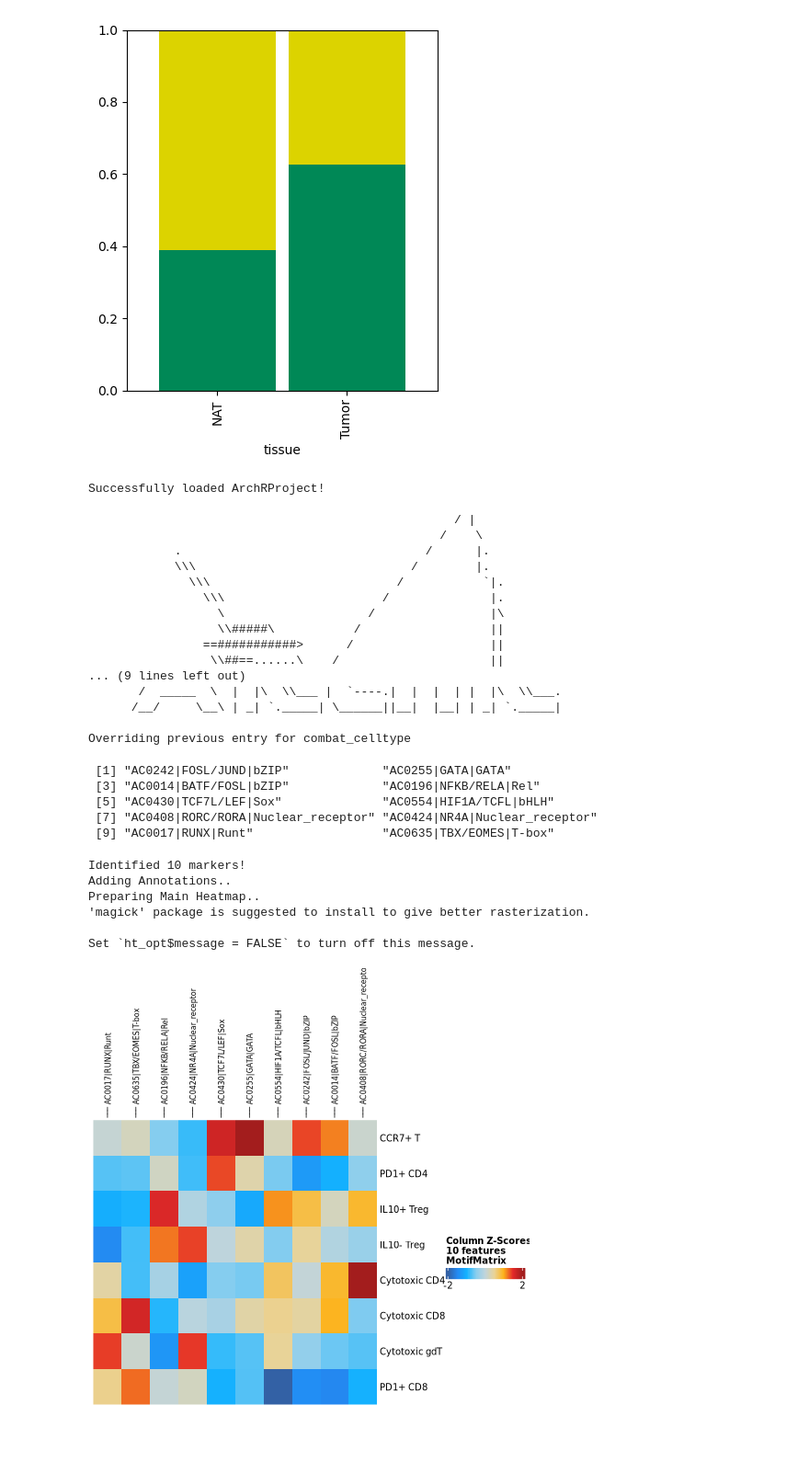
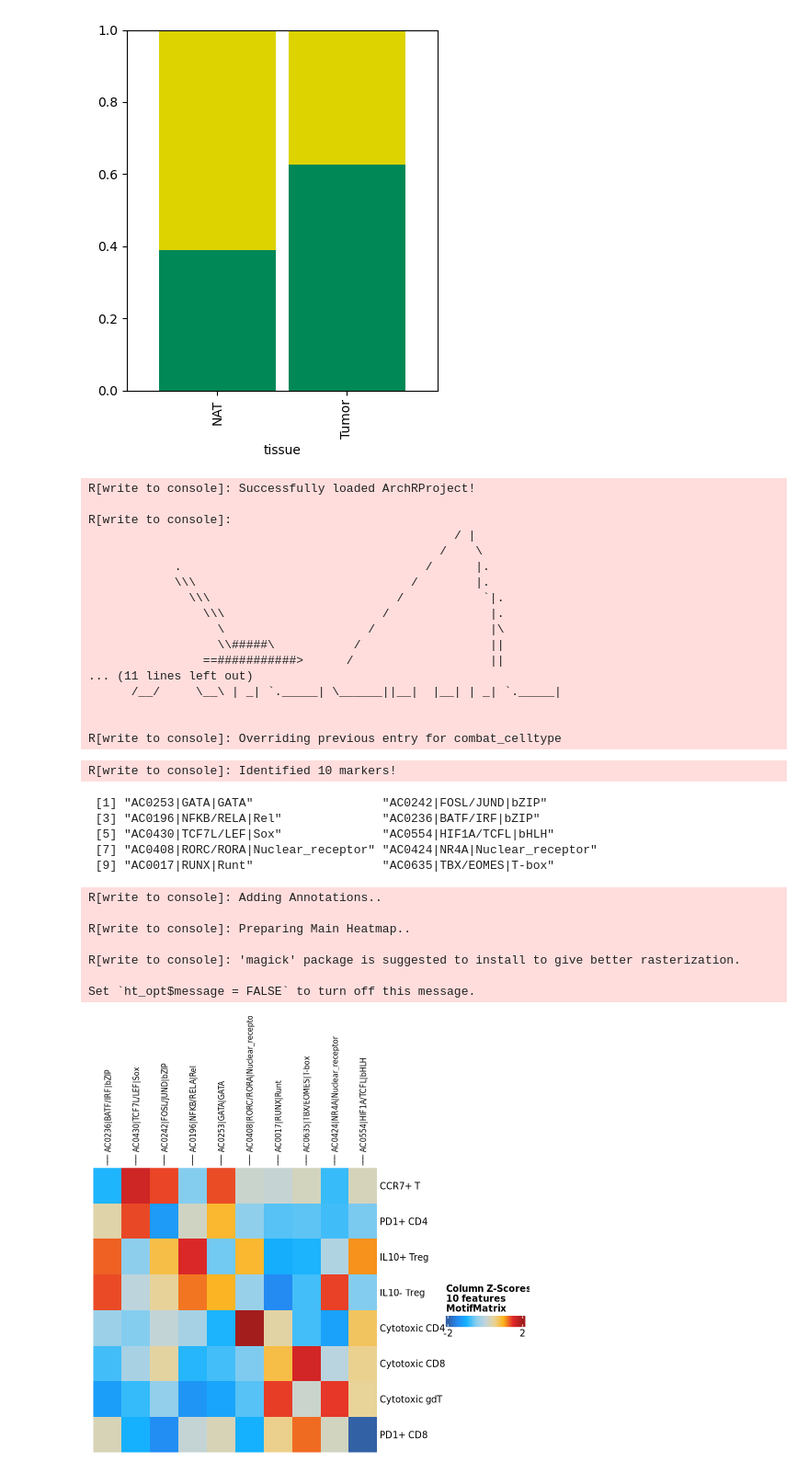
Before and after one commit to snehamitra/CRC_Treg_manuscript, a Jupyter notebook: figure_6.ipynb, the cells around one changed output. Shown at 92% size. Drawn from its saved outputs; the diff is of its cells as text; code cells hidden in the pictures; blank space fills up the shorter version.

```diff
--- a/figure_6.ipynb
+++ b/figure_6.ipynb
@@ -107,9 +122,6 @@ plt.tight_layout()
 # %%
 celltypes = adata.obs.copy()
 celltypes.index = ['human#' + x for x in celltypes.index]
-# %%
-scatac_file <- "/data1/lesliec/sneha/workspace/CRC_analysis/outfiles/human/scatac"
-scatac.object <- loadArchRProject(scatac_file)
 # %%
 %%R -i celltypes
 scatac.object <- loadArchRProject("./data/multiome_human_scatac")
@@ -122,8 +134,9 @@ scatac.object <- addCellColData(
   force = TRUE
 )
 # %% [output]
-Successfully loaded ArchRProject!
+R[write to console]: Successfully loaded ArchRProject!
 
+R[write to console]:
                                                    / |
                                                  /    \
             .                                  /      |.
@@ -133,12 +146,11 @@ Successfully loaded ArchRProject!
                   \                    /                |\
                   \\#####\           /                  ||
                 ==###########>      /                   ||
-                 \\##==......\    /                     ||
-... (9 lines left out)
-       /  _____  \  |  |\  \\___ |  `----.|  |  |  | |  |\  \\___.
+... (11 lines left out)
       /__/     \__\ | _| `._____| \______||__|  |__| | _| `._____|
 
-Overriding previous entry for combat_celltype
+
+R[write to console]: Overriding previous entry for combat_celltype
 # %%
 %%R
 markersMM <- getMarkerFeatures(
@@ -148,53 +160,54 @@ markersMM <- getMarkerFeatures(
     bias = c("TSSEnrichment", "log10(nFrags)"),
     useSeqnames="deviations", # "z"
     testMethod = "wilcoxon")
 
-markersMM_sub <- markersMM[grepl("AC0255", rowData(markersMM)$name) |
+markersMM_sub <- markersMM[grepl("AC0253", rowData(markersMM)$name) |
                                  grepl("TCF7", rowData(markersMM)$name) |
                                  grepl("EOMES", rowData(markersMM)$name) |
                                  grepl("RORC", rowData(markersMM)$name) |
                                  grepl("AC0017", rowData(markersMM)$name) |
-                                 grepl("AC0014", rowData(markersMM)$name) |
                                  grepl("AC0242", rowData(markersMM)$name) |
                                  grepl("AC0196", rowData(markersMM)$name) |
                                  grepl("HIF1A", rowData(markersMM)$name) |
                                  grepl("AC0424", rowData(markersMM)$name) |
+                                 grepl("AC0236", rowData(markersMM)$name) |
                                  grepl("TCF7", rowData(markersMM)$name),]
 
 markersMM_sub <- markersMM_sub[, match(c('CCR7+ T', 'PD1+ CD4', 'IL10+ Treg', 'IL10- Treg',
                                         'Cytotoxic CD4', 'Cytotoxic CD8', 'Cytotoxic gdT',
                                         'PD1+ CD8'), colnames(markersMM_sub))]
 
 markersMM_sub <- markersMM_sub[match(c('AC0554|HIF1A/TCFL|bHLH', 'AC0242|FOSL/JUND|bZIP',
-                                      #'AC0508|FOSL|bZIP',
-                                       'AC0408|RORC/RORA|Nuclear_receptor',
-                                      'AC0014|BATF/FOSL|bZIP', 'AC0196|NFKB/RELA|Rel',
-                                      'AC0430|TCF7L/LEF|Sox', 'AC0255|GATA|GATA',
+                                       'AC0408|RORC/RORA|Nuclear_receptor', 'AC0236|BATF/IRF|bZIP',
+                                       'AC0196|NFKB/RELA|Rel',
+                                      'AC0430|TCF7L/LEF|Sox', 'AC0253|GATA|GATA',
                                       'AC0424|NR4A|Nuclear_receptor', 'AC0017|RUNX|Runt',
                                       'AC0635|TBX/EOMES|T-box'), rowData(markersMM_sub)$name), ]
 
 heatmapMM <- plotMarkerHeatmap(
   seMarker = markersMM_sub,
-  cutOff = "FDR <= 1e-2",
+  cutOff = "FDR <= 0.05",
   transpose = TRUE,
   log2Norm = FALSE, returnMatrix=FALSE,
-  binaryClusterRows=FALSE, clusterCols=FALSE, limits = c(-2, 2),
+  binaryClusterRows=TRUE, clusterCols=FALSE, limits = c(-2, 2),
 )
 
 heatmapMM
 # %% [output]
- [1] "AC0242|FOSL/JUND|bZIP"             "AC0255|GATA|GATA"
- [3] "AC0014|BATF/FOSL|bZIP"             "AC0196|NFKB/RELA|Rel"
- [5] "AC0430|TCF7L/LEF|Sox"              "AC0554|HIF1A/TCFL|bHLH"
- [7] "AC0408|RORC/RORA|Nuclear_receptor" "AC0424|NR4A|Nuclear_receptor"
- [9] "AC0017|RUNX|Runt"                  "AC0635|TBX/EOMES|T-box"
+R[write to console]: Identified 10 markers!
-Identified 10 markers!
-Adding Annotations..
-Preparing Main Heatmap..
-'magick' package is suggested to install to give better rasterization.
-
-Set `ht_opt$message = FALSE` to turn off this message.
+ [1] "AC0253|GATA|GATA"                  "AC0242|FOSL/JUND|bZIP"
+ [3] "AC0196|NFKB/RELA|Rel"              "AC0236|BATF/IRF|bZIP"
+ [5] "AC0430|TCF7L/LEF|Sox"              "AC0554|HIF1A/TCFL|bHLH"
+ [7] "AC0408|RORC/RORA|Nuclear_receptor" "AC0424|NR4A|Nuclear_receptor"
+ [9] "AC0017|RUNX|Runt"                  "AC0635|TBX/EOMES|T-box"
+R[write to console]: Adding Annotations..
+
+R[write to console]: Preparing Main Heatmap..
+
+R[write to console]: 'magick' package is suggested to install to give better rasterization.
+
+Set `ht_opt$message = FALSE` to turn off this message.
-[figure, old version]
+[figure, new version]
 # %%
 from gseapy import Biomart
 bm = Biomart()
```
Also changed, not shown: parts of 11 cells of this notebook, 9 other files.
